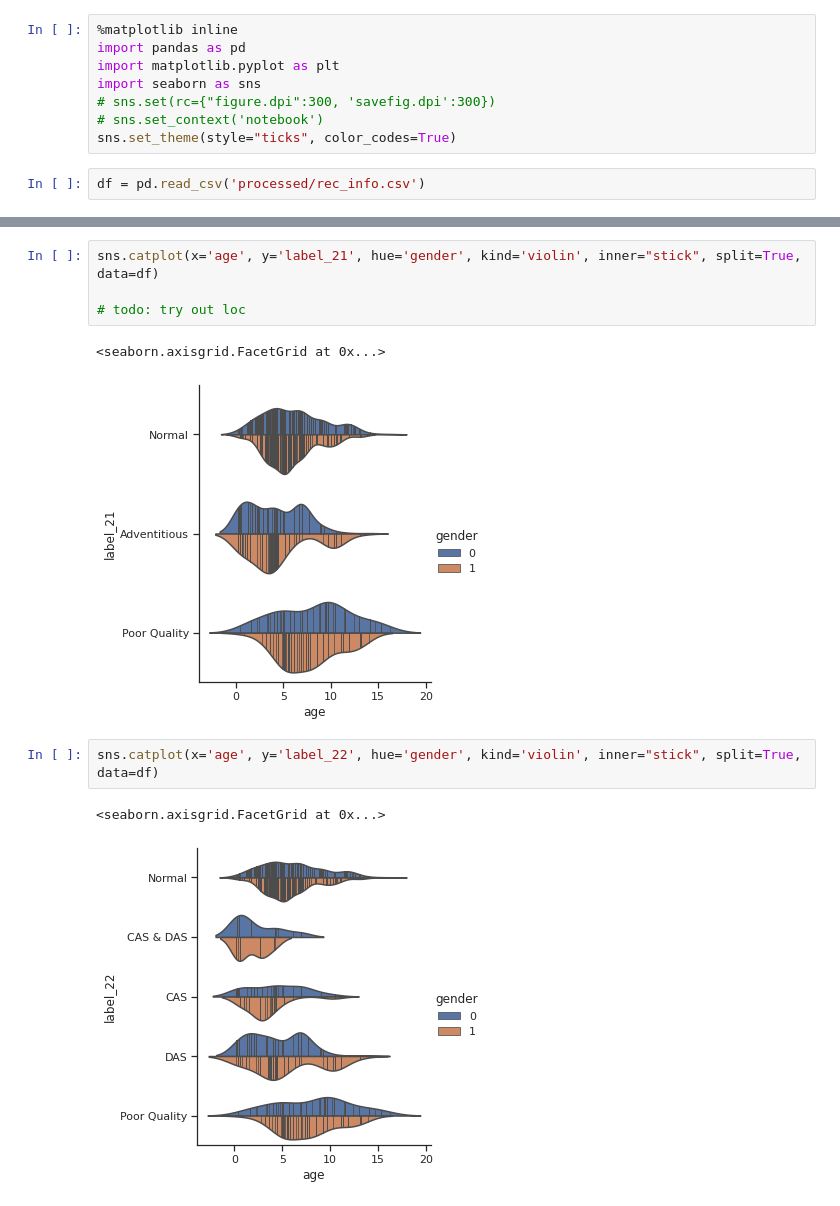
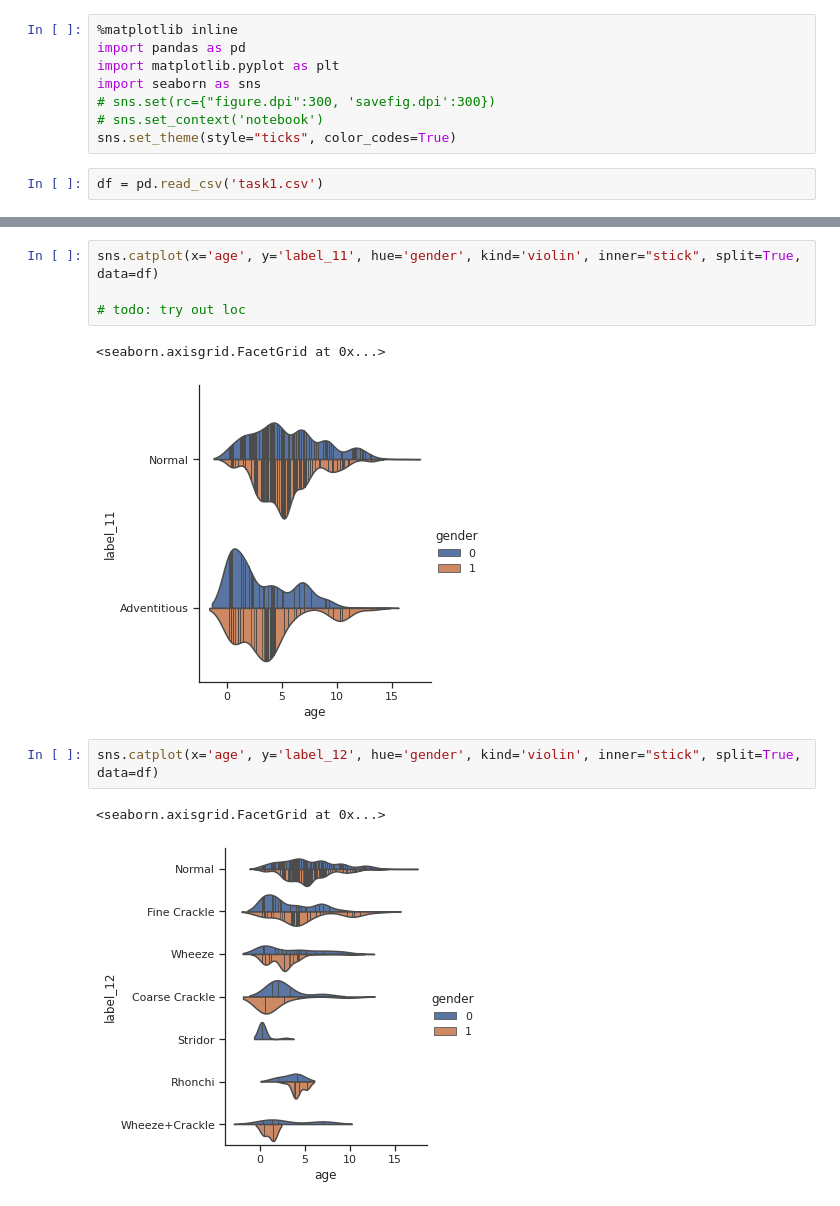
Before and after one commit to chenzizhao/biocas-challenge-22, a Jupyter notebook: data/SPRSound/explore_json.ipynb, the cells around one changed output, grey strips where cells are left out. Cells and saved outputs as stored; diff of their text form.

```diff
--- a/data/SPRSound/explore_json.ipynb
+++ b/data/SPRSound/explore_json.ipynb
@@ -7,7 +7,7 @@ import seaborn as sns
 # sns.set_context('notebook')
 sns.set_theme(style="ticks", color_codes=True)
 # %%
-df = pd.read_csv('processed/rec_info.csv')
+df = pd.read_csv('task1.csv')
 # %%
 df.iloc[0]
 # %% [output]
@@ -33,12 +34,12 @@ df.loc[df['label_21'] != 'Normal'].head()
 # %%
-sns.catplot(x='age', y='label_21', hue='gender', kind='violin', inner="stick", split=True, data=df)
+sns.catplot(x='age', y='label_11', hue='gender', kind='violin', inner="stick", split=True, data=df)
 
 # todo: try out loc
 # %% [output]
 <seaborn.axisgrid.FacetGrid at 0x...>
-[figure, old version]
+[figure, new version]
 # %%
-sns.catplot(x='age', y='label_22', hue='gender', kind='violin', inner="stick", split=True, data=df)
+sns.catplot(x='age', y='label_12', hue='gender', kind='violin', inner="stick", split=True, data=df)
 # %% [output]
 <seaborn.axisgrid.FacetGrid at 0x...>
-[figure, old version]
+[figure, new version]
```
Also changed, not shown: parts of 2 cells of this notebook, 1 other file.
